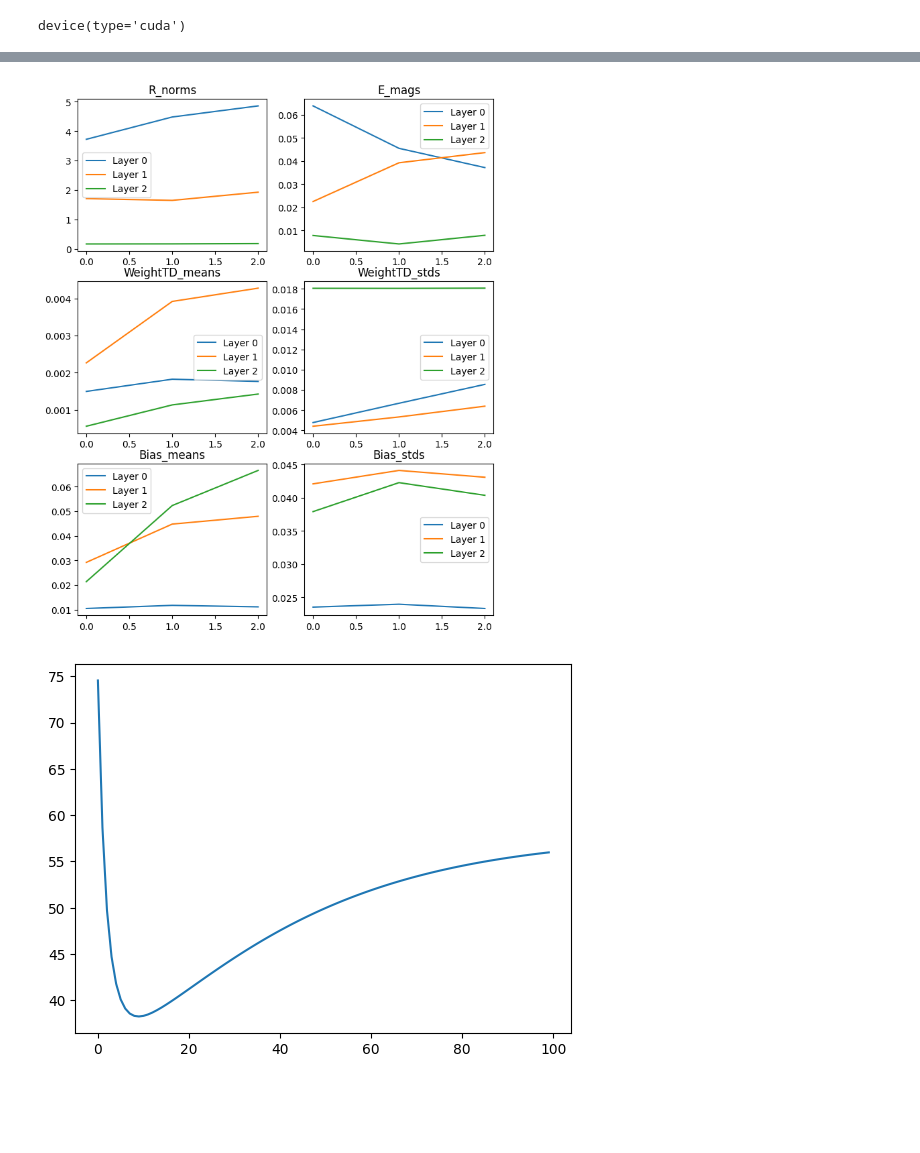
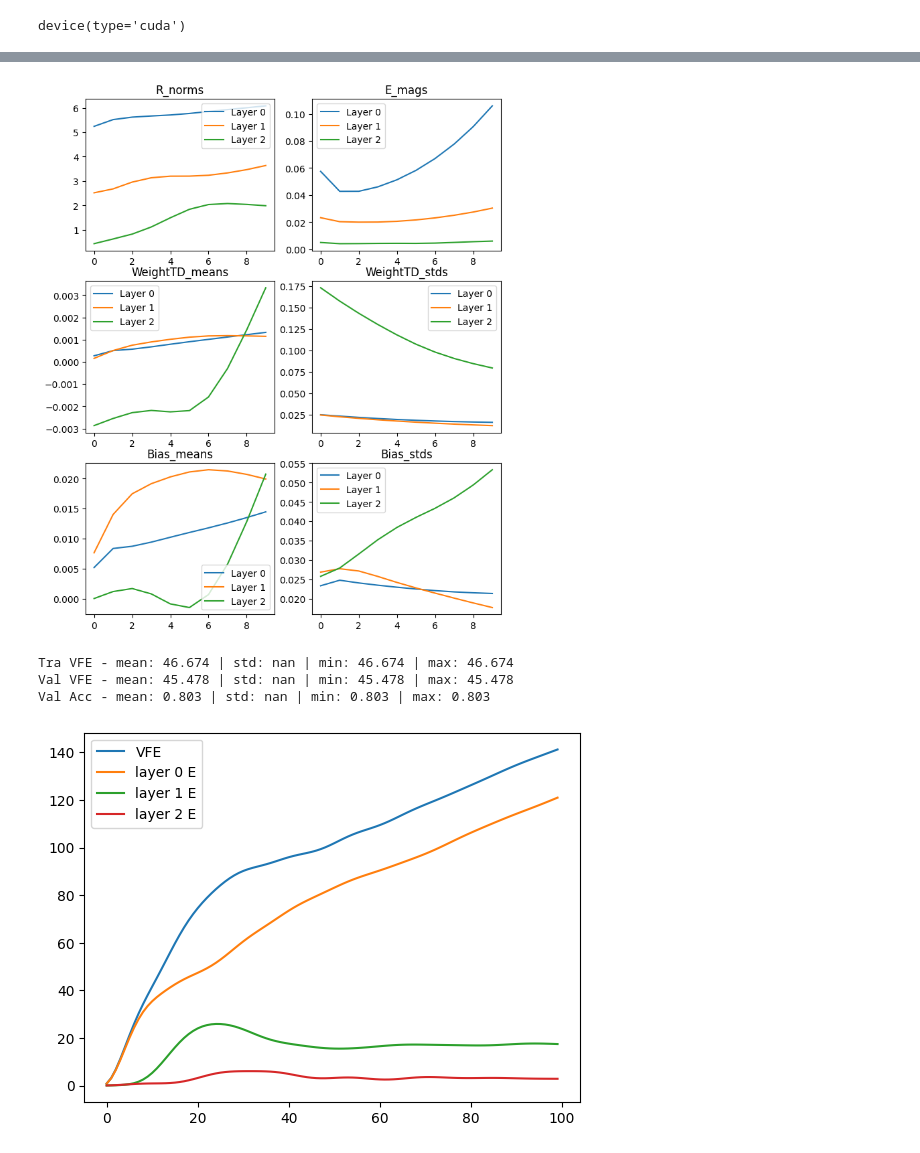
Before and after one commit to joeagriffith/pclib, a Jupyter notebook: mnist/mnist_pclinear.ipynb, the cells around one changed output, grey strips where cells are left out. Cells and saved outputs as stored; diff of their text form; code cells hidden in the pictures; blank space fills up the shorter version.

```diff
--- a/mnist/mnist_pclinear.ipynb
+++ b/mnist/mnist_pclinear.ipynb
@@ -39,2 +58,14 @@ train_dataset = PreloadedDataset.from_dataset(train_dataset, transform, device)
 INPUT_SHAPE = 784
 NUM_CLASSES = 10
+# %%
+# Show some images
+fig, axes = plt.subplots(1, 10, figsize=(15, 5))
+for i, ax in enumerate(axes):
+    img, label = train_dataset[i]
+    ax.imshow(img.squeeze().cpu(), cmap='gray')
+    ax.axis('off')
+plt.show()
+
+# print max min values
+print('Max value: ', train_dataset.transformed_images.max())
+print('Min value: ', train_dataset.transformed_images.min())
@@ -56,31 +103,46 @@ stats = None
 # %%
 # Train Loop
 LEARNING_RATE = 0.01
-NUM_EPOCHS = 3
+NUM_EPOCHS = 10
 BATCH_SIZE = 1024
-REG_COEFF = 1e-2
-step, stats = train(
-    model,
-    train_dataset,
-    val_dataset,
-    NUM_EPOCHS,
-    LEARNING_RATE,
-    batch_size=BATCH_SIZE,
-    reg_coeff=REG_COEFF,
-    step=step,
-    stats=stats,
-    device=device,
-)
+REG_COEFF = 1e-1
 
-plot_stats(stats, model, SYMMETRIC, BIAS)
+for i, model in enumerate(models):
+    step[i], stats[i] = train(
+        model,
+        train_dataset,
+        val_dataset,
+        NUM_EPOCHS,
+        LEARNING_RATE,
+        batch_size=BATCH_SIZE,
+        reg_coeff=REG_COEFF,
+        step=step[i],
+        stats=stats[i],
+        device=device,
+    )
+
+plot_stats(stats[-1], models[-1], SYMMETRIC, BIAS)
 # %% [output]
-[figure, old version]
+[figure, new version]
+# %%
+train_vfes = torch.tensor([stats[i]['train_vfe'][-1] for i in range(num_models)])
+val_vfes = torch.tensor([stats[i]['val_vfe'][-1] for i in range(num_models)])
+val_accs = torch.tensor([stats[i]['val_acc'][-1] for i in range(num_models)])
+
+# Show statistics
+print(f"Tra VFE - mean: {train_vfes.mean():.3f} | std: {train_vfes.std():.3f} | min: {train_vfes.min():.3f} | max: {train_vfes.max():.3f}")
+print(f"Val VFE - mean: {val_vfes.mean():.3f} | std: {val_vfes.std():.3f} | min: {val_vfes.min():.3f} | max: {val_vfes.max():.3f}")
+print(f"Val Acc - mean: {val_accs.mean():.3f} | std: {val_accs.std():.3f} | min: {val_accs.min():.3f} | max: {val_accs.max():.3f}")
+# %% [output]
+Tra VFE - mean: 46.674 | std: nan | min: 46.674 | max: 46.674
+Val VFE - mean: 45.478 | std: nan | min: 45.478 | max: 45.478
+Val Acc - mean: 0.803 | std: nan | min: 0.803 | max: 0.803
 # %%
 train_loader = torch.utils.data.DataLoader(train_dataset, batch_size=512, shuffle=False)
 images, y = next(iter(train_loader))
 x = images.view(images.shape[0], -1)
 y = torch.nn.functional.one_hot(y, NUM_CLASSES).float()
-track_vfe(model, x, y)
+track_vfe(models[0], x, steps=100, plot_Es=True)
 # %% [output]
-[figure, old version]
+[figure, new version]
 # %%
```
Also changed, not shown: parts of 6 cells of this notebook, 10 other files.
